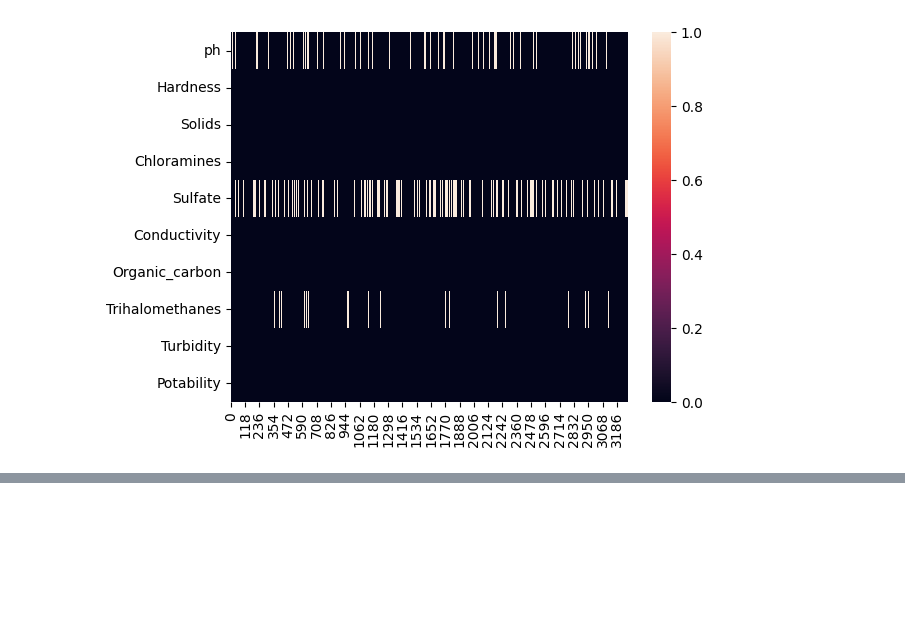
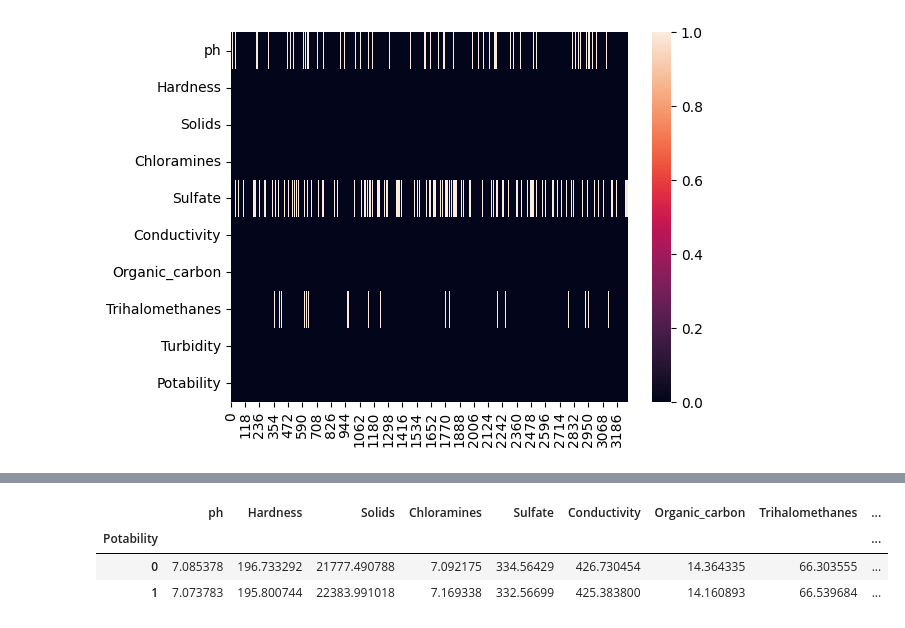
Before and after one commit to ashmi721/Data_Science_Project, a Jupyter notebook: water_quality_prediction.ipynb, the cells around one changed output, grey strips where cells are left out. Drawn from its saved outputs; the diff is of its cells as text; code cells hidden in the pictures; blank space fills up the shorter version.

```diff
--- a/water_quality_prediction.ipynb
+++ b/water_quality_prediction.ipynb
@@ -104,0 +118,8 @@ sns.heatmap(df.isna().T)
+# %%
+# The mean of numerical variables grouped by attrition
+df.groupby(['Potability'])[num_cols].mean()
+# %% [output]
+|  | ph | Hardness | Solids | Chloramines | Sulfate | Conductivity | Organic_carbon | Trihalomethanes | ... |
+| Potability |  |  |  |  |  |  |  |  | ... |
+| 0 | 7.085378 | 196.733292 | 21777.490788 | 7.092175 | 334.56429 | 426.730454 | 14.364335 | 66.303555 | ... |
+| 1 | 7.073783 | 195.800744 | 22383.991018 | 7.169338 | 332.56699 | 425.383800 | 14.160893 | 66.539684 | ... |
```
Also changed, not shown: parts of 4 cells of this notebook.
